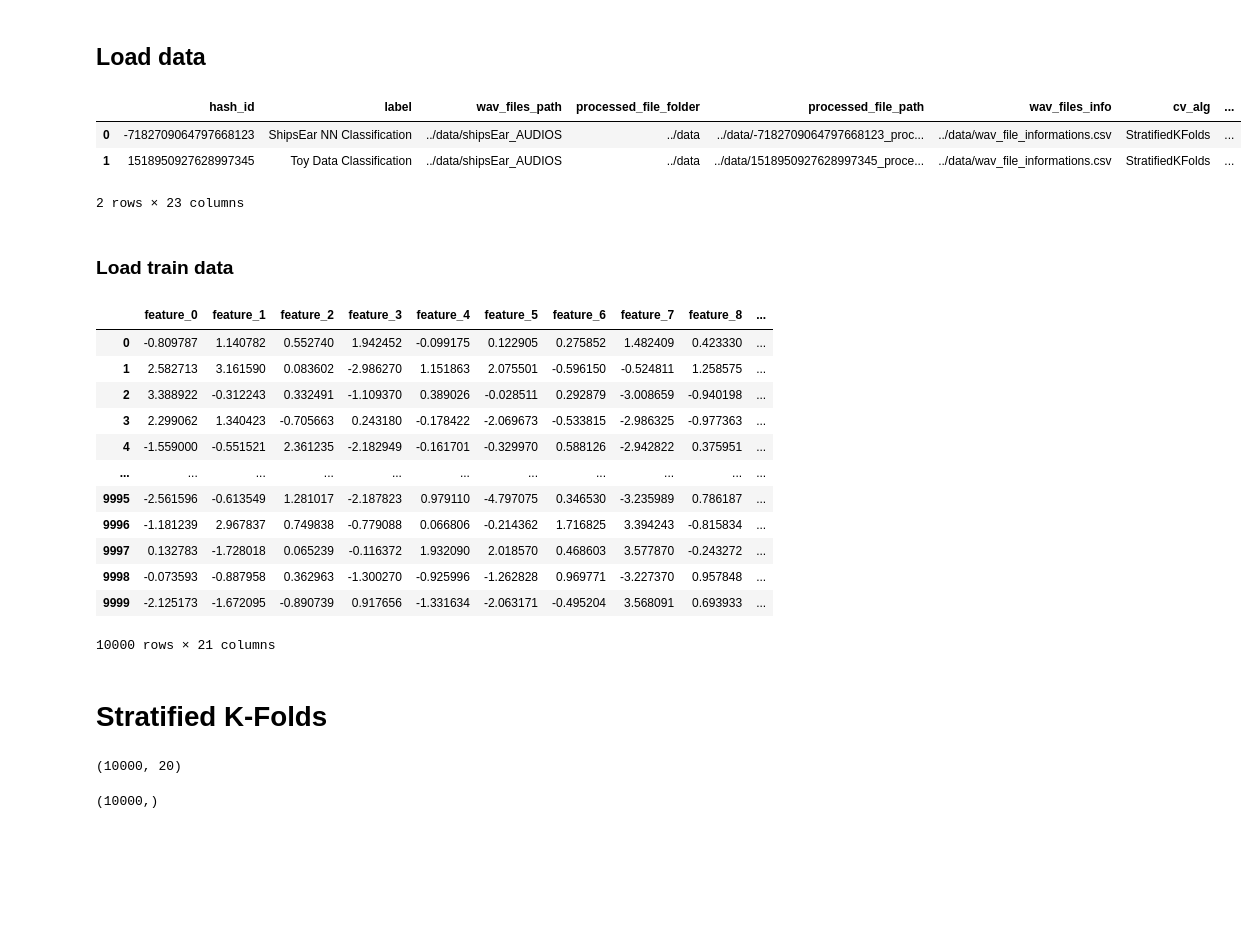
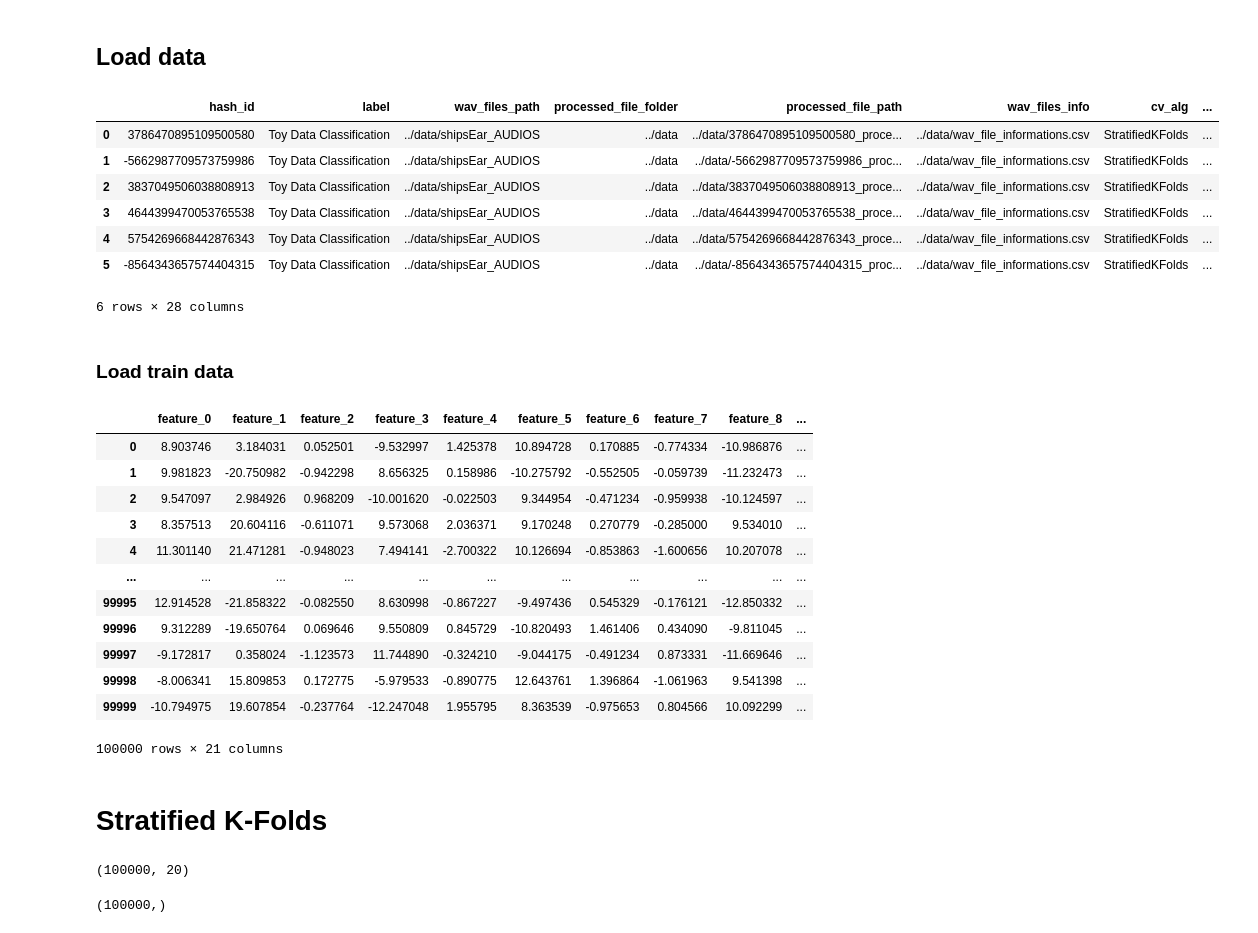
Before and after one commit to natmourajr/SonarClassification, a Jupyter notebook: notebooks/2 - cross_validation_generation.ipynb, the cells around one changed output. Cells and saved outputs as stored; diff of their text form; code cells hidden in the pictures; blank space fills up the shorter version.

```diff
--- a/notebooks/2 - cross_validation_generation.ipynb
+++ b/notebooks/2 - cross_validation_generation.ipynb
@@ -13,13 +13,17 @@ import os
 ## Load data
 # %%
 df_config = pd.read_csv('../data/config.csv')
-train_id = 1
+train_id = 5
 df_config
 # %% [output]
 |  | hash_id | label | wav_files_path | processed_file_folder | processed_file_path | wav_files_info | cv_alg | ... |
-| 0 | -7182709064797668123 | ShipsEar NN Classification | ../data/shipsEar_AUDIOS | ../data | ../data/-7182709064797668123_proc... | ../data/wav_file_informations.csv | StratifiedKFolds | ... |
-| 1 | 1518950927628997345 | Toy Data Classification | ../data/shipsEar_AUDIOS | ../data | ../data/1518950927628997345_proce... | ../data/wav_file_informations.csv | StratifiedKFolds | ... |
+| 0 | 3786470895109500580 | Toy Data Classification | ../data/shipsEar_AUDIOS | ../data | ../data/3786470895109500580_proce... | ../data/wav_file_informations.csv | StratifiedKFolds | ... |
+| 1 | -5662987709573759986 | Toy Data Classification | ../data/shipsEar_AUDIOS | ../data | ../data/-5662987709573759986_proc... | ../data/wav_file_informations.csv | StratifiedKFolds | ... |
+| 2 | 3837049506038808913 | Toy Data Classification | ../data/shipsEar_AUDIOS | ../data | ../data/3837049506038808913_proce... | ../data/wav_file_informations.csv | StratifiedKFolds | ... |
+| 3 | 4644399470053765538 | Toy Data Classification | ../data/shipsEar_AUDIOS | ../data | ../data/4644399470053765538_proce... | ../data/wav_file_informations.csv | StratifiedKFolds | ... |
+| 4 | 5754269668442876343 | Toy Data Classification | ../data/shipsEar_AUDIOS | ../data | ../data/5754269668442876343_proce... | ../data/wav_file_informations.csv | StratifiedKFolds | ... |
+| 5 | -8564343657574404315 | Toy Data Classification | ../data/shipsEar_AUDIOS | ../data | ../data/-8564343657574404315_proc... | ../data/wav_file_informations.csv | StratifiedKFolds | ... |
-2 rows × 23 columns
+6 rows × 28 columns
 # %% [markdown]
 ### Load train data
 # %%
@@ -28,18 +32,18 @@ df_train = pd.read_csv(df_config['train_data_path'][train_id])
 df_train
 # %% [output]
 |  | feature_0 | feature_1 | feature_2 | feature_3 | feature_4 | feature_5 | feature_6 | feature_7 | feature_8 | ... |
-| 0 | -0.809787 | 1.140782 | 0.552740 | 1.942452 | -0.099175 | 0.122905 | 0.275852 | 1.482409 | 0.423330 | ... |
-| 1 | 2.582713 | 3.161590 | 0.083602 | -2.986270 | 1.151863 | 2.075501 | -0.596150 | -0.524811 | 1.258575 | ... |
-| 2 | 3.388922 | -0.312243 | 0.332491 | -1.109370 | 0.389026 | -0.028511 | 0.292879 | -3.008659 | -0.940198 | ... |
-| 3 | 2.299062 | 1.340423 | -0.705663 | 0.243180 | -0.178422 | -2.069673 | -0.533815 | -2.986325 | -0.977363 | ... |
-| 4 | -1.559000 | -0.551521 | 2.361235 | -2.182949 | -0.161701 | -0.329970 | 0.588126 | -2.942822 | 0.375951 | ... |
+| 0 | 8.903746 | 3.184031 | 0.052501 | -9.532997 | 1.425378 | 10.894728 | 0.170885 | -0.774334 | -10.986876 | ... |
+| 1 | 9.981823 | -20.750982 | -0.942298 | 8.656325 | 0.158986 | -10.275792 | -0.552505 | -0.059739 | -11.232473 | ... |
+| 2 | 9.547097 | 2.984926 | 0.968209 | -10.001620 | -0.022503 | 9.344954 | -0.471234 | -0.959938 | -10.124597 | ... |
+| 3 | 8.357513 | 20.604116 | -0.611071 | 9.573068 | 2.036371 | 9.170248 | 0.270779 | -0.285000 | 9.534010 | ... |
+| 4 | 11.301140 | 21.471281 | -0.948023 | 7.494141 | -2.700322 | 10.126694 | -0.853863 | -1.600656 | 10.207078 | ... |
 | ... | ... | ... | ... | ... | ... | ... | ... | ... | ... | ... |
-| 9995 | -2.561596 | -0.613549 | 1.281017 | -2.187823 | 0.979110 | -4.797075 | 0.346530 | -3.235989 | 0.786187 | ... |
-| 9996 | -1.181239 | 2.967837 | 0.749838 | -0.779088 | 0.066806 | -0.214362 | 1.716825 | 3.394243 | -0.815834 | ... |
-| 9997 | 0.132783 | -1.728018 | 0.065239 | -0.116372 | 1.932090 | 2.018570 | 0.468603 | 3.577870 | -0.243272 | ... |
-| 9998 | -0.073593 | -0.887958 | 0.362963 | -1.300270 | -0.925996 | -1.262828 | 0.969771 | -3.227370 | 0.957848 | ... |
-| 9999 | -2.125173 | -1.672095 | -0.890739 | 0.917656 | -1.331634 | -2.063171 | -0.495204 | 3.568091 | 0.693933 | ... |
+| 99995 | 12.914528 | -21.858322 | -0.082550 | 8.630998 | -0.867227 | -9.497436 | 0.545329 | -0.176121 | -12.850332 | ... |
+| 99996 | 9.312289 | -19.650764 | 0.069646 | 9.550809 | 0.845729 | -10.820493 | 1.461406 | 0.434090 | -9.811045 | ... |
+| 99997 | -9.172817 | 0.358024 | -1.123573 | 11.744890 | -0.324210 | -9.044175 | -0.491234 | 0.873331 | -11.669646 | ... |
+| 99998 | -8.006341 | 15.809853 | 0.172775 | -5.979533 | -0.890775 | 12.643761 | 1.396864 | -1.061963 | 9.541398 | ... |
+| 99999 | -10.794975 | 19.607854 | -0.237764 | -12.247048 | 1.955795 | 8.363539 | -0.975653 | 0.804566 | 10.092299 | ... |
-10000 rows × 21 columns
+100000 rows × 21 columns
 # %% [markdown]
 # Stratified K-Folds
 # %%
@@ -63,8 +67,8 @@ for idx, (trn_idx, val_idx) in enumerate(cv.split(data,target)):
 # %%
 data.shape
 # %% [output]
-(10000, 20)
+(100000, 20)
 # %%
 target.shape
 # %% [output]
-(10000,)
+(100000,)
```
Also changed, not shown: 2 other files.
